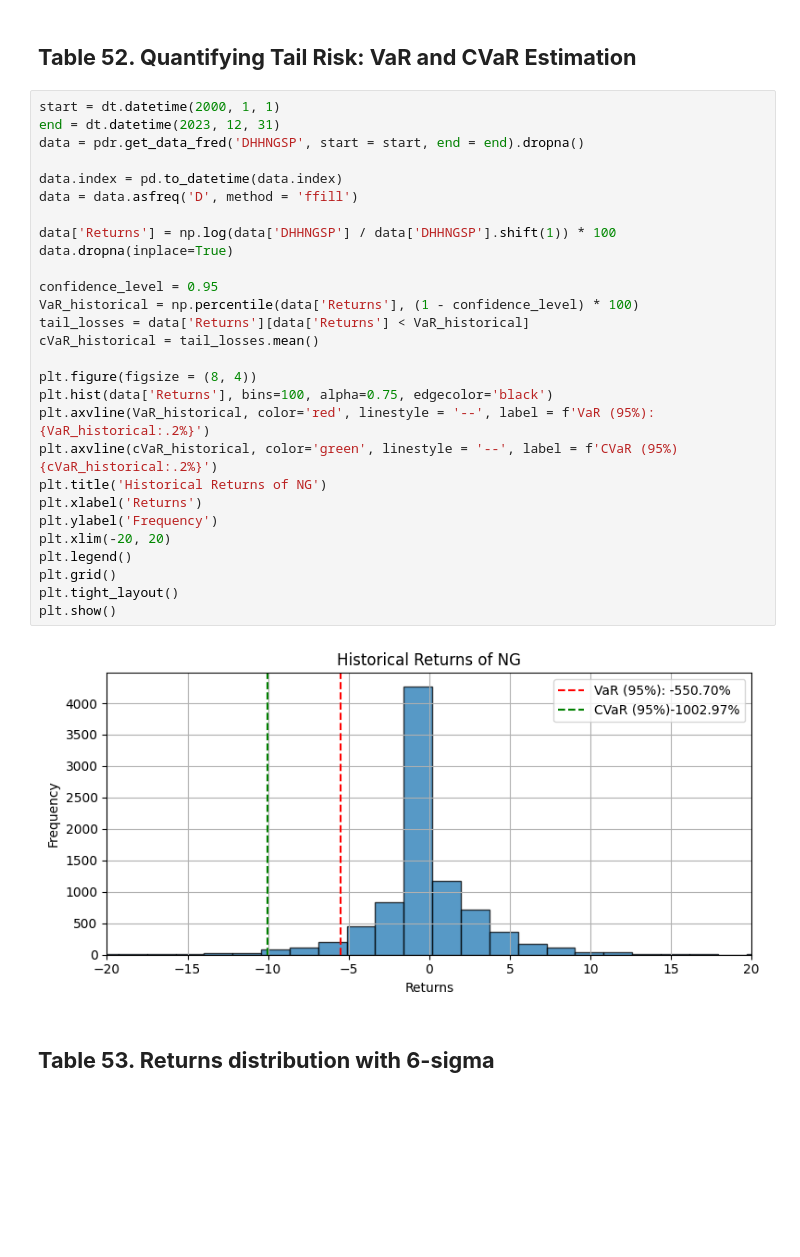
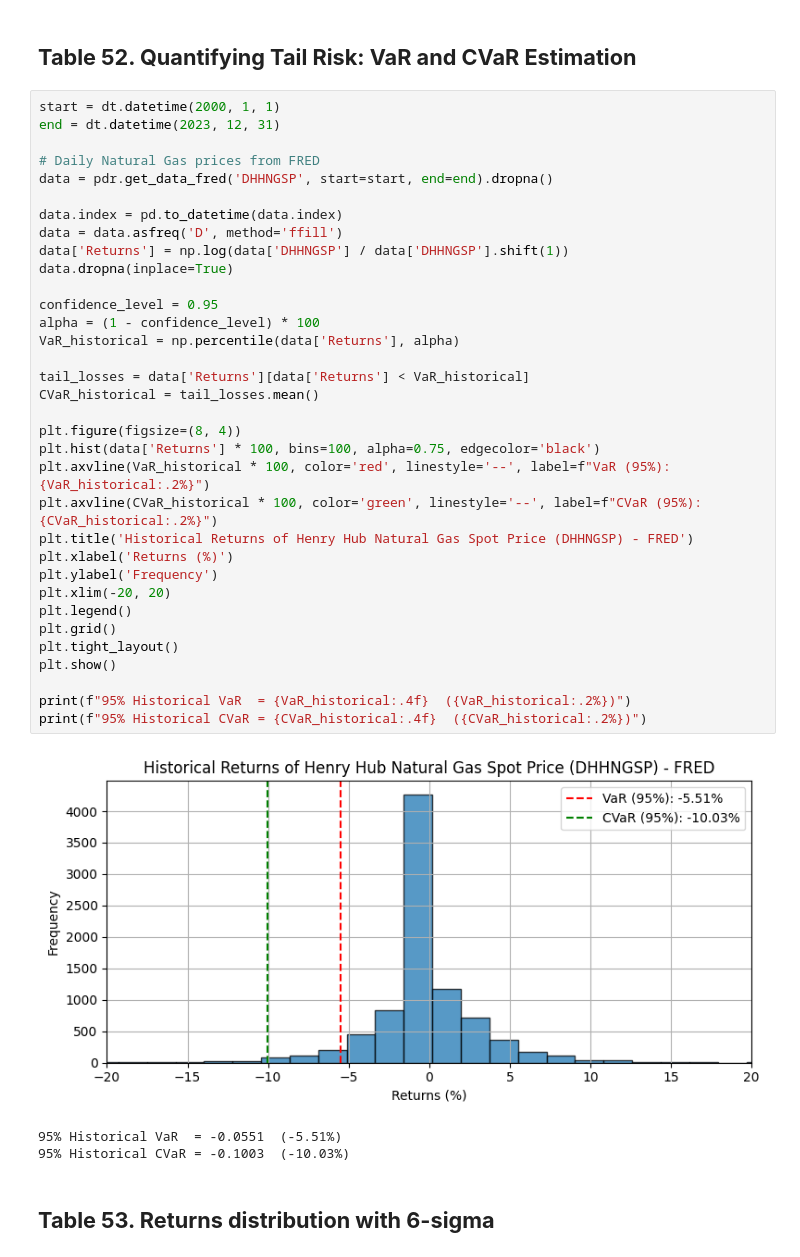
Before and after one commit to saritmaitra/Nonlinear-Modeling, a Jupyter notebook: chapter2_volatility.ipynb, the cells around one changed output. Saved outputs shown, nothing was run; the diff lists cells and outputs as text; blank space fills up the shorter version.

```diff
--- a/chapter2_volatility.ipynb
+++ b/chapter2_volatility.ipynb
@@ -1029,33 +1029,41 @@ plt.show()
 # %%
 start = dt.datetime(2000, 1, 1)
 end = dt.datetime(2023, 12, 31)
-data = pdr.get_data_fred('DHHNGSP', start = start, end = end).dropna()
+
+# Daily Natural Gas prices from FRED
+data = pdr.get_data_fred('DHHNGSP', start=start, end=end).dropna()
 
 data.index = pd.to_datetime(data.index)
-data = data.asfreq('D', method = 'ffill')
-
-data['Returns'] = np.log(data['DHHNGSP'] / data['DHHNGSP'].shift(1)) * 100
+data = data.asfreq('D', method='ffill')
+data['Returns'] = np.log(data['DHHNGSP'] / data['DHHNGSP'].shift(1))
 data.dropna(inplace=True)
 
 confidence_level = 0.95
-VaR_historical = np.percentile(data['Returns'], (1 - confidence_level) * 100)
+alpha = (1 - confidence_level) * 100
+VaR_historical = np.percentile(data['Returns'], alpha)
+
 tail_losses = data['Returns'][data['Returns'] < VaR_historical]
-cVaR_historical = tail_losses.mean()
+CVaR_historical = tail_losses.mean()
 
-plt.figure(figsize = (8, 4))
-plt.hist(data['Returns'], bins=100, alpha=0.75, edgecolor='black')
-plt.axvline(VaR_historical, color='red', linestyle = '--', label = f'VaR (95%): {VaR_historical:.2%}')
-plt.axvline(cVaR_historical, color='green', linestyle = '--', label = f'CVaR (95%){cVaR_historical:.2%}')
-plt.title('Historical Returns of NG')
-plt.xlabel('Returns')
+plt.figure(figsize=(8, 4))
+plt.hist(data['Returns'] * 100, bins=100, alpha=0.75, edgecolor='black')
+plt.axvline(VaR_historical * 100, color='red', linestyle='--', label=f"VaR (95%): {VaR_historical:.2%}")
+plt.axvline(CVaR_historical * 100, color='green', linestyle='--', label=f"CVaR (95%): {CVaR_historical:.2%}")
+plt.title('Historical Returns of Henry Hub Natural Gas Spot Price (DHHNGSP) - FRED')
+plt.xlabel('Returns (%)')
 plt.ylabel('Frequency')
 plt.xlim(-20, 20)
 plt.legend()
 plt.grid()
 plt.tight_layout()
 plt.show()
+
+print(f"95% Historical VaR  = {VaR_historical:.4f}  ({VaR_historical:.2%})")
+print(f"95% Historical CVaR = {CVaR_historical:.4f}  ({CVaR_historical:.2%})")
 # %% [output]
-[figure, old version]
+[figure, new version]
+95% Historical VaR  = -0.0551  (-5.51%)
+95% Historical CVaR = -0.1003  (-10.03%)
 # %% [markdown]
 ## **Table 53. Returns distribution with 6-sigma**
 # %%
```
